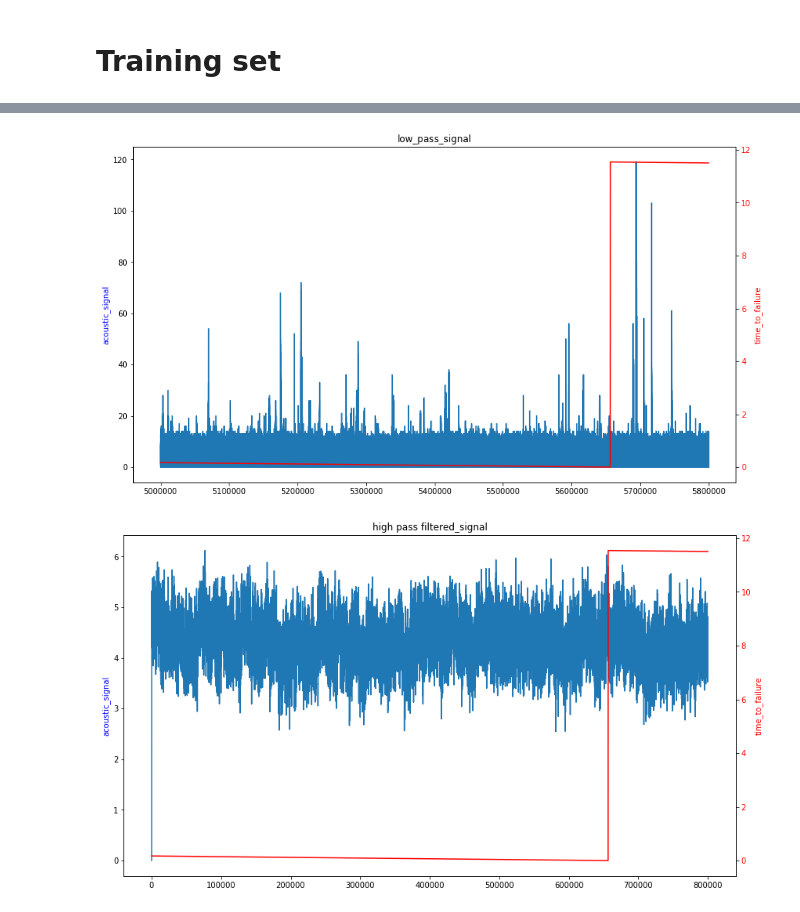
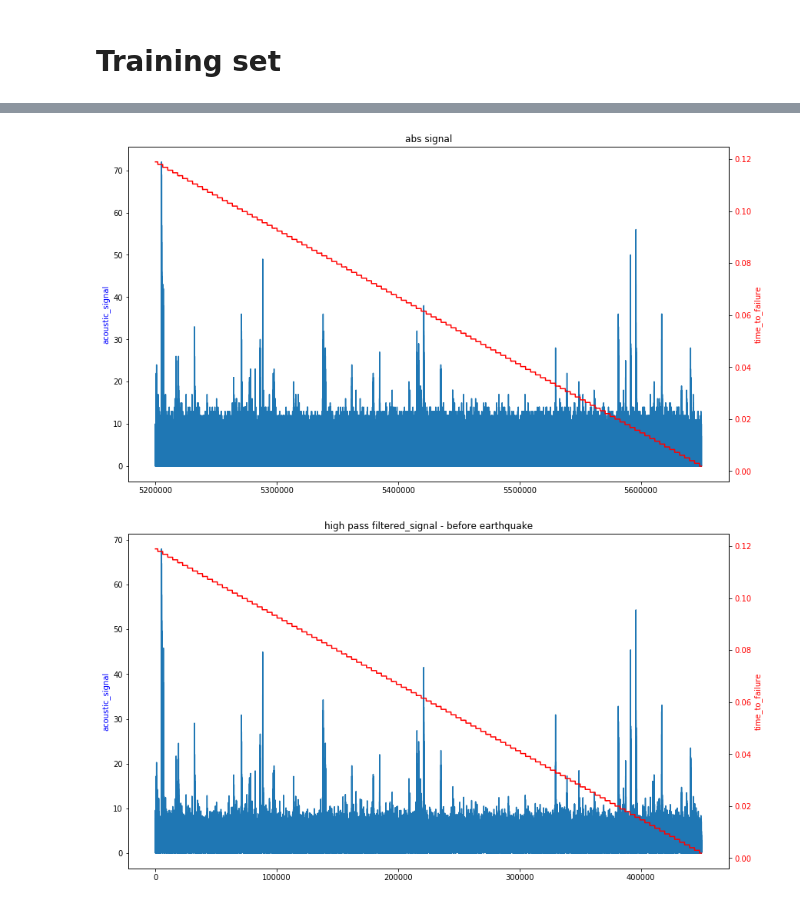
Before and after one commit to rszymani/kaggle-LANL-Earthquake-Prediction, a Jupyter notebook: EDA.ipynb, the cells around one changed output, grey strips where cells are left out. Drawn from its saved outputs; the diff is of its cells as text; code cells hidden in the pictures.

```diff
--- a/EDA.ipynb
+++ b/EDA.ipynb
@@ -31,4 +34,4 @@ plot_signal_and_time(part_data)
 # %%
-segment = train_df.iloc[:150000]
+segment = train_df.iloc[int(5.2e6):int(5.65e6)]
 plot_signal_and_time(segment)
 # %% [output]
@@ -36,3 +38,0 @@ plot_signal_and_time(segment)
-# %%
-segment = train_df.iloc[5000000:5800000]
-plot_signal_and_time(segment)
@@ -43,18 +41,23 @@ abs_segment = pd.DataFrame()
 
 abs_segment["acoustic_data"] = segment["acoustic_data"].abs()
 abs_segment["time_to_failure"] = segment["time_to_failure"]
-plot_signal_and_time(abs_segment,"low_pass_signal")
+plot_signal_and_time(abs_segment,"abs signal")
 # %% [output]
-[figure, old version]
+[figure, new version]
 # %%
 from scipy import signal
-sos = signal.butter(10, 0.02, 'low',output='sos')
+sample_rate = 4e6
+frequency = 1e3
+nyquist = 0.5 * sample_rate
+normalized = frequency / nyquist
+
+sos = signal.butter(10, normalized, 'highpass',output='sos')
 filtered_segment = pd.DataFrame()
 filtered_segment["acoustic_data"] = signal.sosfilt(sos,segment["acoustic_data"])
 filtered_segment["time_to_failure"] = segment.reset_index()["time_to_failure"]
-plot_signal_and_time(filtered_segment,"high pass filtered_signal")
+plot_signal_and_time(filtered_segment,"high pass filtered_signal - before earthquake")
 # %% [output]
-[figure, old version]
+[figure, new version]
 # %%
 from scipy import signal
 plt.rcParams['agg.path.chunksize'] = 20000
```
Also changed, not shown: parts of 13 cells of this notebook, 2 other files.
